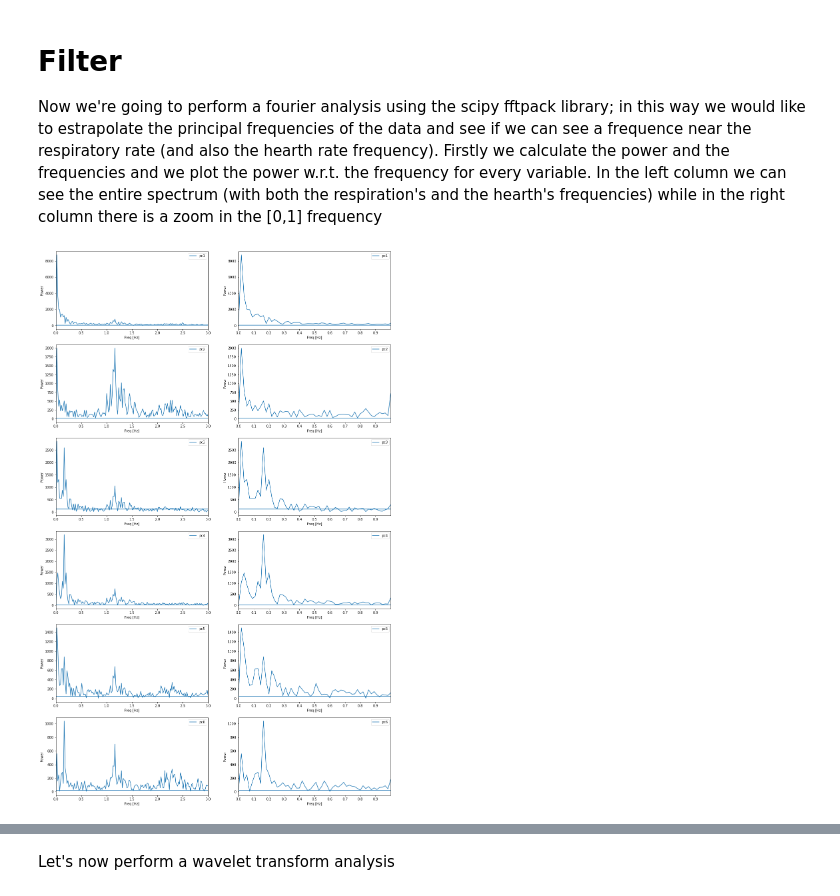
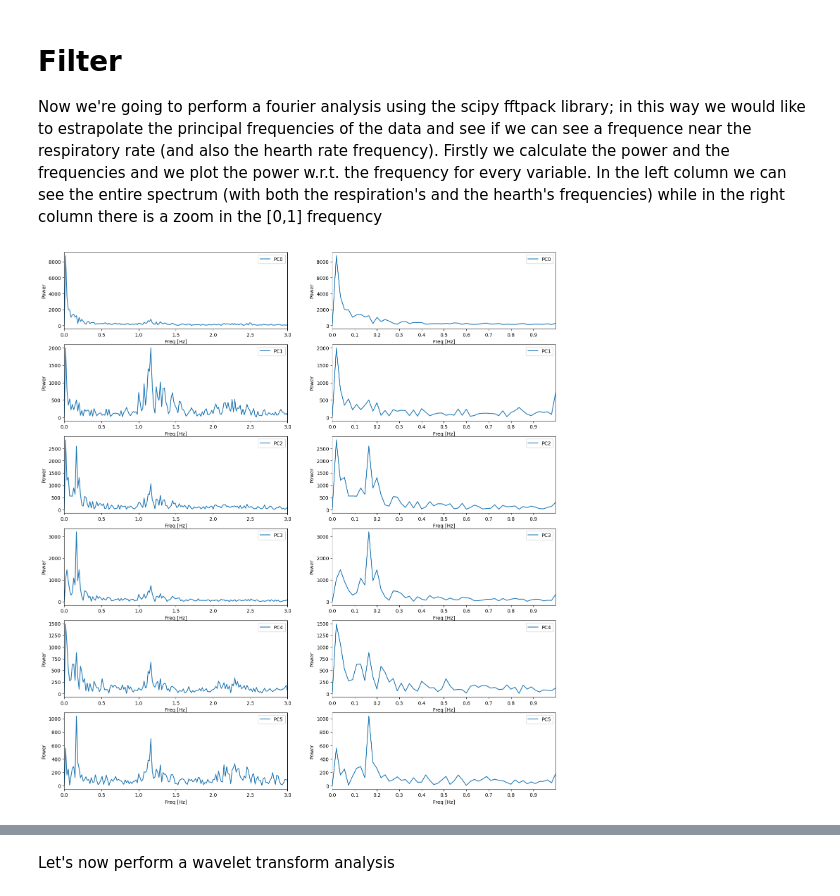
Before and after one commit to enlupi/GruppoSeven, a Jupyter notebook: project_final.ipynb, the cells around one changed output, grey strips where cells are left out. Cells and saved outputs as stored; diff of their text form; code cells hidden in the pictures.

```diff
--- a/project_final.ipynb
+++ b/project_final.ipynb
@@ -266,12 +266,12 @@ data_rot = pd.DataFrame(data=np.dot(avts.T, data_std.T).T,
                         columns=[f"PC{i}" for i in range(len(avls))])
 
 perc_soil = .85
-n_comp = np.argmax(np.cumsum(var_ratios) >= perc_soil) + 1
+N_PCA = np.argmax(np.cumsum(var_ratios) >= perc_soil) + 1
 
-print(f'To keep {int(perc_soil * 100)}% of our data we need {n_comp} of the {len(var_ratios)} principal components')
+print(f'To keep {int(perc_soil * 100)}% of our data we need {N_PCA} of the {len(var_ratios)} principal components')
 
 display(data_rot)
-data_pca = data_rot[data_rot.columns[:n_comp]]
+data_pca = data_rot[data_rot.columns[:N_PCA]]
 display(data_pca)
 # %% [output]
 To keep 85% of our data we need 6 of the 9 principal components
@@ -305,33 +305,23 @@ To keep 85% of our data we need 6 of the 9 principal components
 # Filter
 
 Now we're going to perform a fourier analysis using the scipy fftpack library; in this way we would like to estrapolate the principal frequencies of the data and see if we can see a frequence near the respiratory rate (and also the hearth rate frequency). Firstly we calculate the power and the frequencies and we plot the power w.r.t. the frequency for every variable. In the left column we can see the entire spectrum (with both the respiration's and the hearth's frequencies) while in the right column there is a zoom in the [0,1] frequency
-# %%
-#perform Fourier analysis
-
-sig_fft = 1j*np.zeros((Nvar, len(data_std)))
-
-for i in range(Nvar):
-    sig_fft[i] = fftpack.fft(data_std[labels[i]].values)
-
-power = np.abs(sig_fft)
-sample_freq = fftpack.fftfreq(len(data_std), d=dt)
 # %%
-#Plot power spectrum
-fig, axs = plt.subplots(nrows=Nvar, ncols=2, figsize=(18,Nvar*5))
+sig_fft = fft.fft(data_pca, axis=0)
+sample_freq = fft.fftshift(fft.fftfreq(len(data_pca), d=1/ACQ_FREQ))
 
-for i in range(2):
-    for j in range(Nvar):
-        axs[j][i].plot(sample_freq, power[j], label=labels[j])
-        if i == 0:
-            axs[j][0].set_xlim([0,3])
+plt.figure(figsize=(18, 5 * N_PCA))
+for i in range(N_PCA):
+    for j in range(2):
+        ax = plt.subplot(Nvar, 2, i * 2 + j + 1)
+        plt.plot(sample_freq, np.abs(fft.fftshift(sig_fft[:, i])), label=data_pca.columns[i])
+        if j == 0:
+            plt.xlim([0, 3])
         else:
-            axs[j][i].set_xlim([0,1])
-            axs[j][i].set_xticks(np.arange(0,1,0.1))
+            plt.xlim([0, 1])
+            plt.xticks(np.arange(0, 1, 0.1))
 
-
-for ax in axs.flatten():
-    ax.set_xlabel("Freq [Hz]")
-    ax.set_ylabel("Power")
-    ax.legend(loc="best")
+        plt.xlabel("Freq [Hz]")
+        plt.ylabel("Power")
+        plt.legend(loc="best")
 # %% [output]
-[figure, old version]
+[figure, new version]
```
Also changed, not shown: parts of 2 cells of this notebook.
